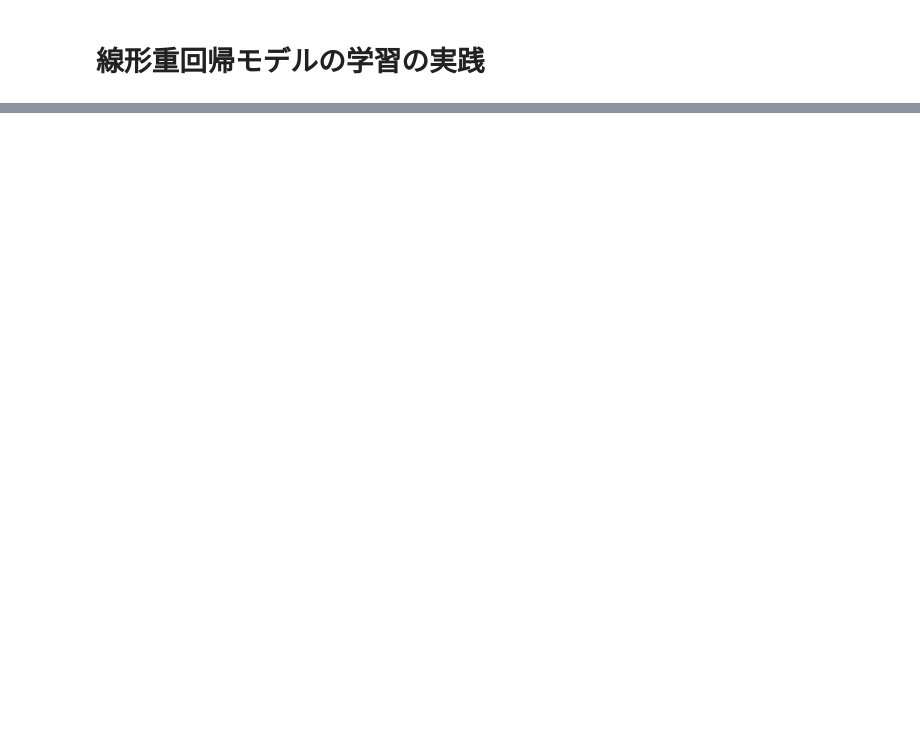
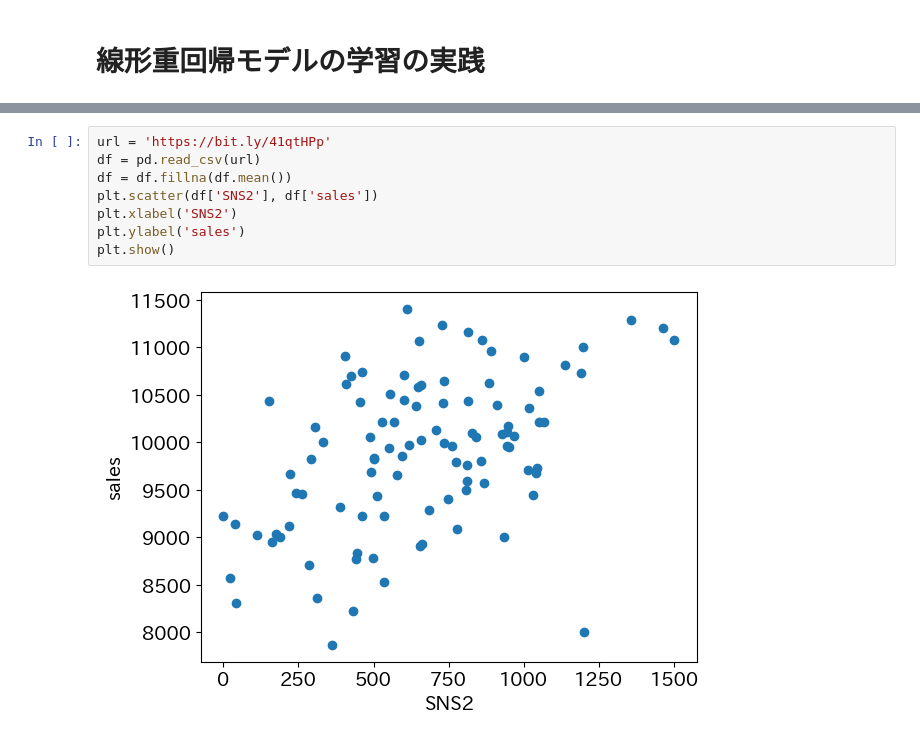
Before and after one commit to yoshida-nu/lec_datascience, a Jupyter notebook: doc/datascience_notebook04.ipynb, the cells around one changed output, grey strips where cells are left out. Drawn from its saved outputs; the diff is of its cells as text; blank space fills up the shorter version.

```diff
--- a/doc/datascience_notebook04.ipynb
+++ b/doc/datascience_notebook04.ipynb
@@ -840,0 +492,10 @@ print(f'定数項: {b}')
+# %%
+url = 'https://bit.ly/41qtHPp'
+df = pd.read_csv(url)
+df = df.fillna(df.mean())
+plt.scatter(df['SNS2'], df['sales'])
+plt.xlabel('SNS2')
+plt.ylabel('sales')
+plt.show()
+# %% [output]
+[figure, added]
```
Also changed, not shown: parts of 65 cells of this notebook.
